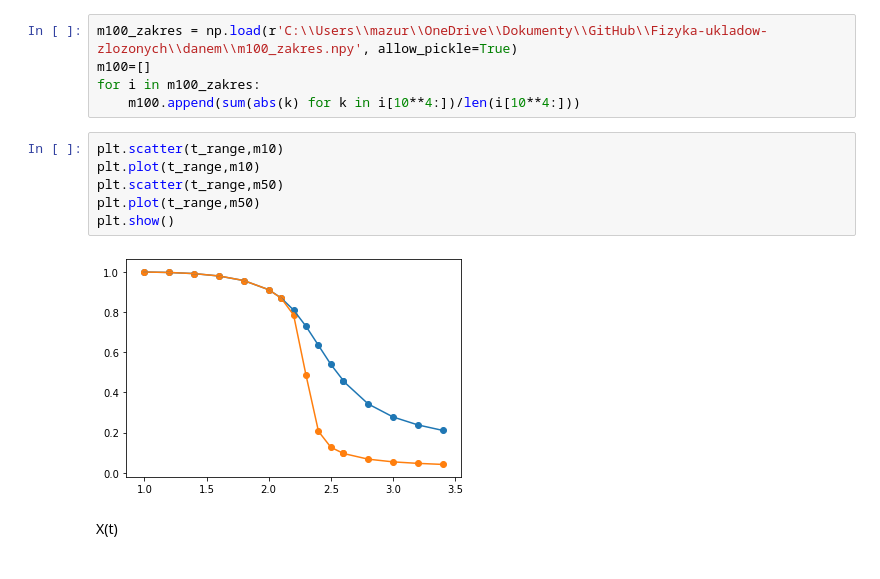
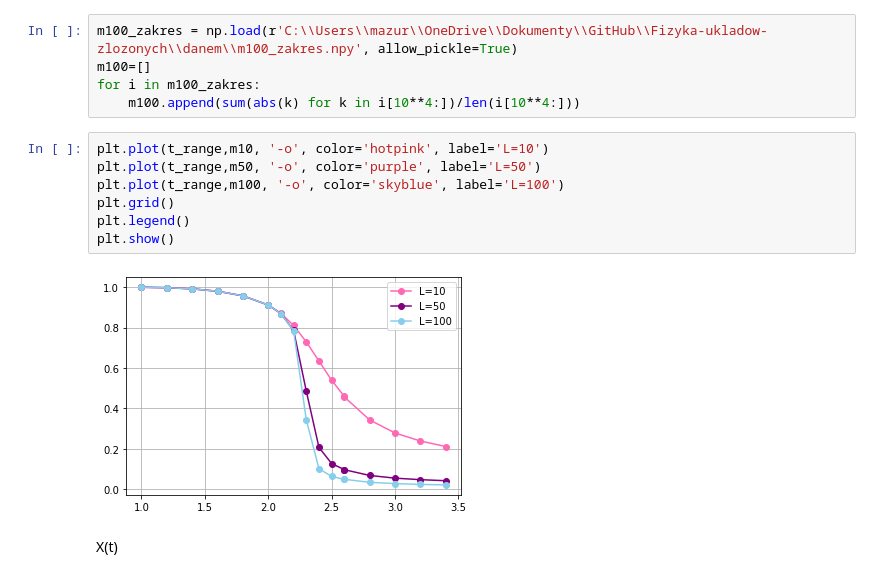
Before and after one commit to Swinkawkrawacie/Fizyka-ukladow-zlozonych, a Jupyter notebook: Generowanie_danych.ipynb, the cells around one changed output. Cells and saved outputs as stored; diff of their text form.

```diff
--- a/Generowanie_danych.ipynb
+++ b/Generowanie_danych.ipynb
@@ -267,14 +261,15 @@ m100_zakres = np.load(r'C:\\Users\\mazur\\OneDrive\\Dokumenty\\GitHub\\Fizyka-uk
 m100=[]
 for i in m100_zakres:
     m100.append(sum(abs(k) for k in i[10**4:])/len(i[10**4:]))
-# %%
-plt.scatter(t_range,m10)
-plt.plot(t_range,m10)
-plt.scatter(t_range,m50)
-plt.plot(t_range,m50)
-plt.show()
-# %% [output]
-[figure, removed]
+# %%
+plt.plot(t_range,m10, '-o', color='hotpink', label='L=10')
+plt.plot(t_range,m50, '-o', color='purple', label='L=50')
+plt.plot(t_range,m100, '-o', color='skyblue', label='L=100')
+plt.grid()
+plt.legend()
+plt.show()
+# %% [output]
+[figure, added]
 # %% [markdown]
 X(t)
 # %%
```
Also changed, not shown: parts of 12 cells of this notebook, 1 other file.
